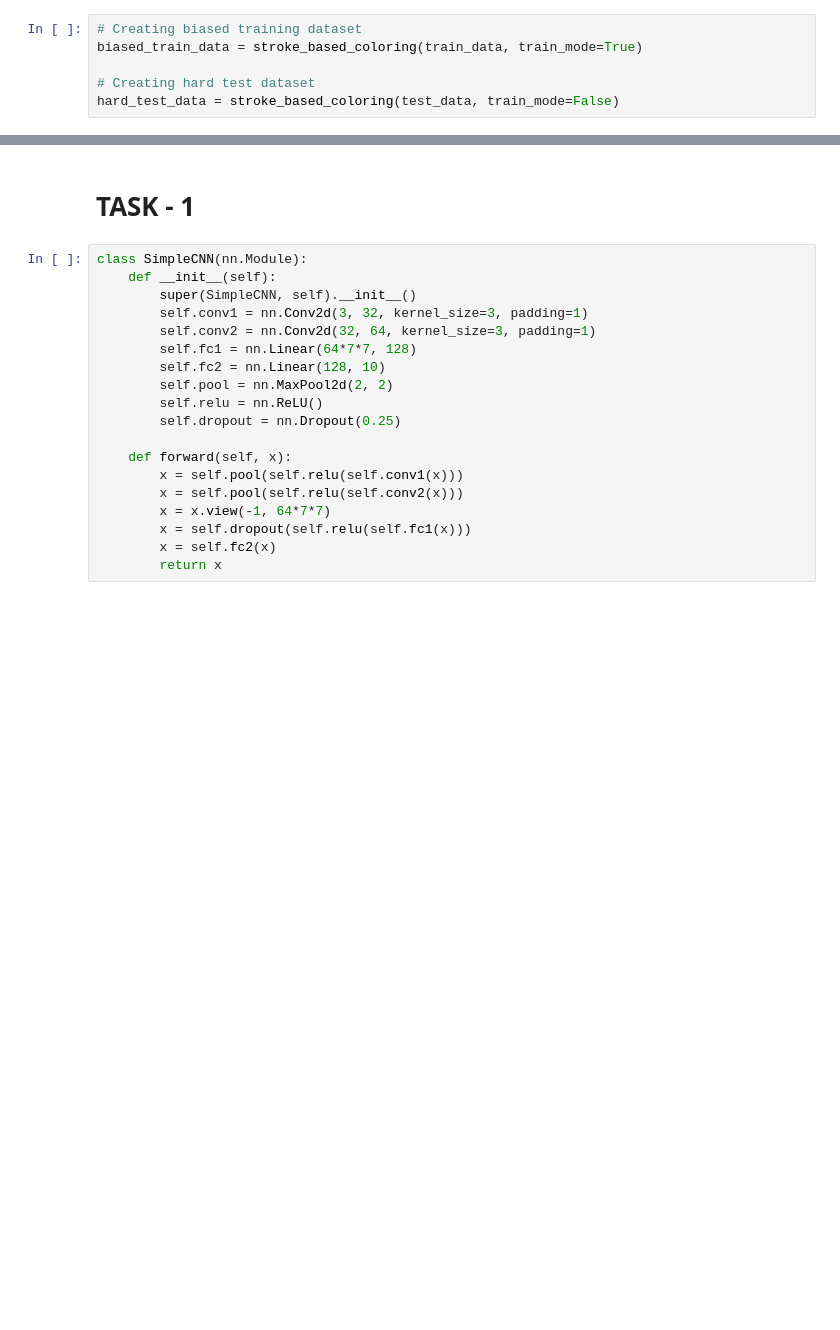
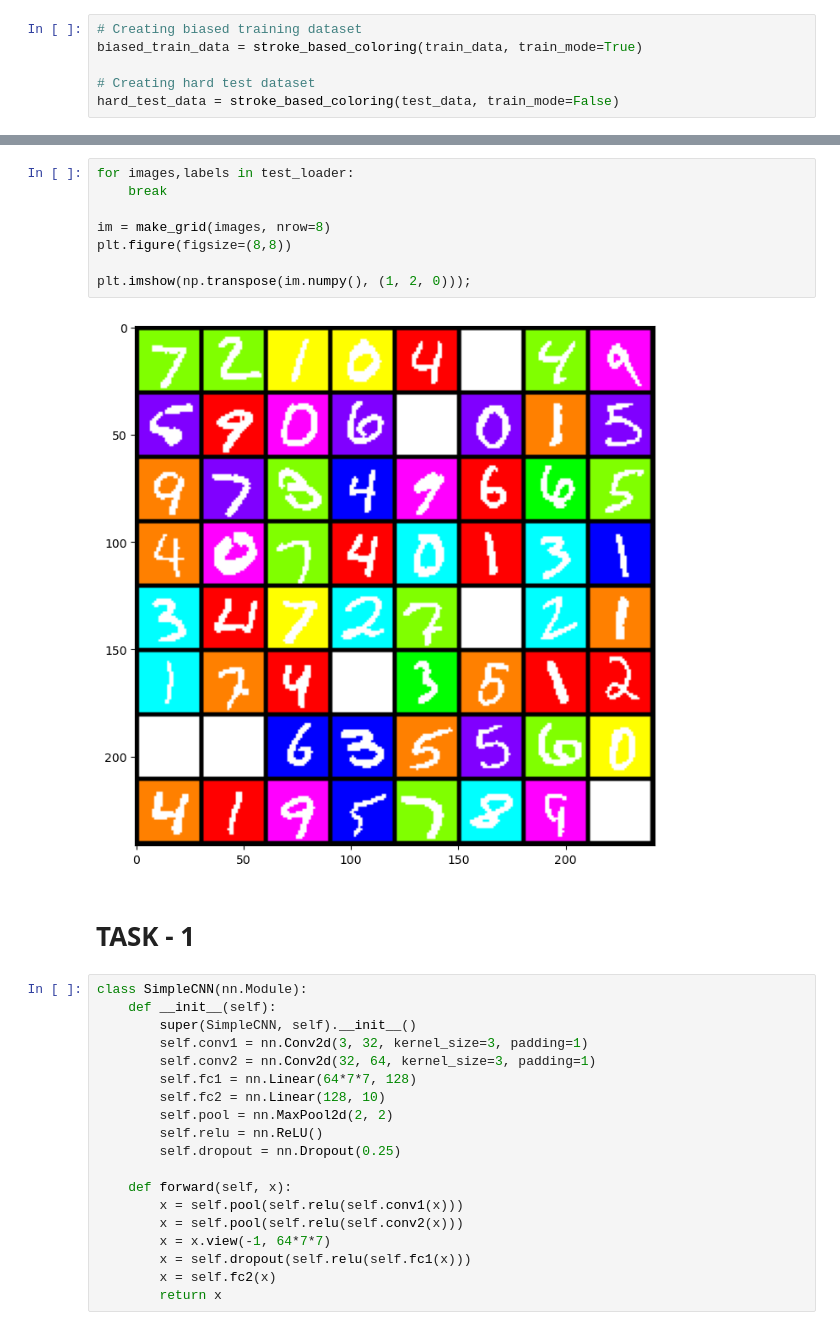
Before and after one commit to Harith-Y/PreCog-CV-Task, a Jupyter notebook: CV-Task0.ipynb, the cells around one changed output, grey strips where cells are left out. Drawn from its saved outputs; the diff is of its cells as text; blank space fills up the shorter version.

```diff
--- a/CV-Task0.ipynb
+++ b/CV-Task0.ipynb
@@ -146,3 +176,13 @@ train_loader, test_loader
+# %%
+for images,labels in test_loader:
+    break
+
+im = make_grid(images, nrow=8)
+plt.figure(figsize=(8,8))
+
+plt.imshow(np.transpose(im.numpy(), (1, 2, 0)));
+# %% [output]
+[figure, added]
 # %% [markdown]
 # TASK - 1
 # %%
```
Also changed, not shown: parts of 20 cells of this notebook.
